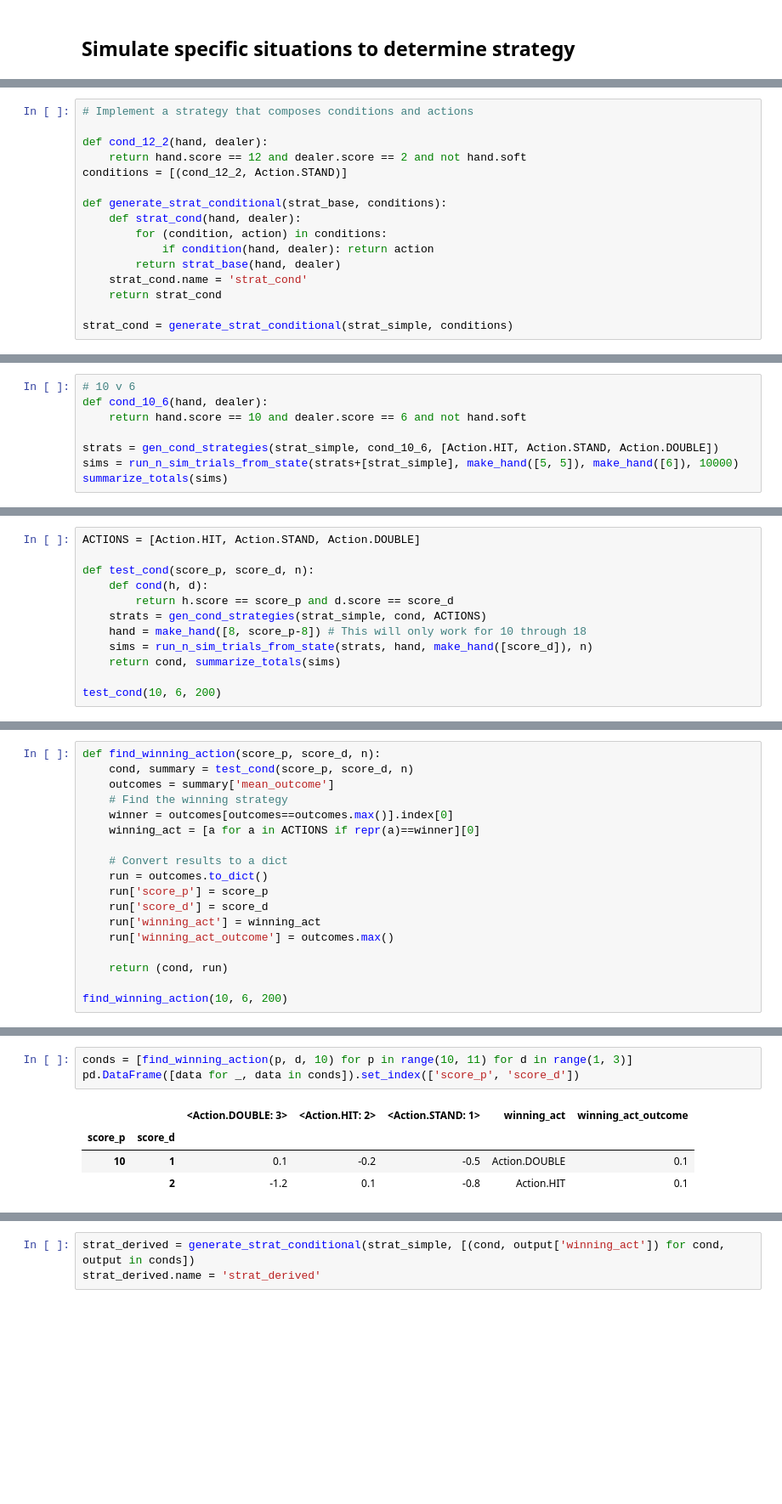
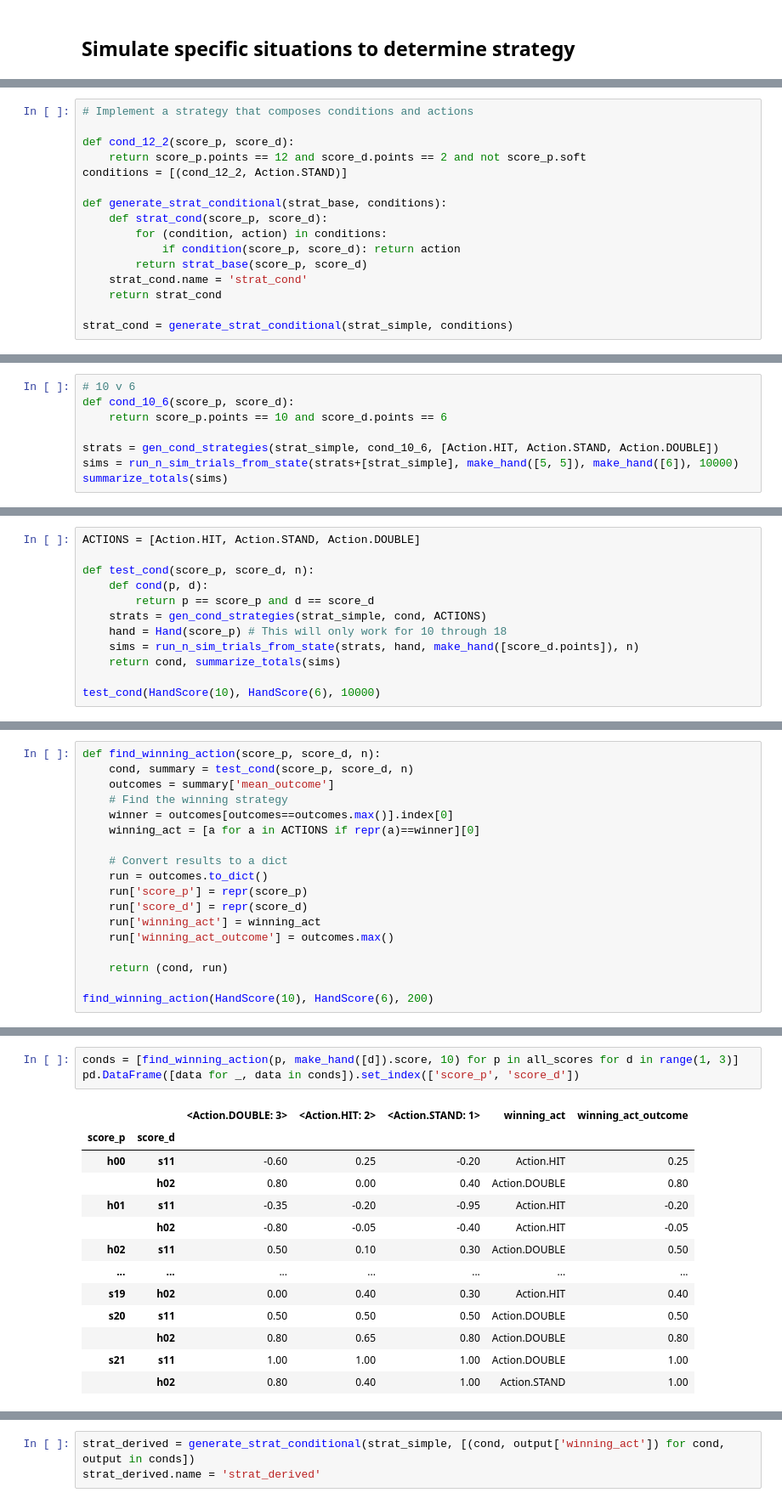
Before and after one commit to sdvinay/blackjack, a Jupyter notebook: Blackjack_sim.ipynb, the cells around one changed output, grey strips where cells are left out. Shown: that part at 85% size. Drawn from its saved outputs; the diff is of its cells as text; blank space fills up the shorter version.

Commit message:
Make HandScore a DataClass of its own

```diff
--- a/Blackjack_sim.ipynb
+++ b/Blackjack_sim.ipynb
@@ -317,15 +382,15 @@ hand_p, hand_d
 # %%
 # Implement a strategy that composes conditions and actions
 
-def cond_12_2(hand, dealer):
-    return hand.score == 12 and dealer.score == 2 and not hand.soft
+def cond_12_2(score_p, score_d):
+    return score_p.points == 12 and score_d.points == 2 and not score_p.soft
 conditions = [(cond_12_2, Action.STAND)]
 
 def generate_strat_conditional(strat_base, conditions):
-    def strat_cond(hand, dealer):
+    def strat_cond(score_p, score_d):
         for (condition, action) in conditions:
-            if condition(hand, dealer): return action
-        return strat_base(hand, dealer)
+            if condition(score_p, score_d): return action
+        return strat_base(score_p, score_d)
     strat_cond.name = 'strat_cond'
     return strat_cond
 
@@ -440,7 +505,7 @@ summarize_totals(sims)
 # %%
 # 10 v 6
-def cond_10_6(hand, dealer):
-    return hand.score == 10 and dealer.score == 6 and not hand.soft
+def cond_10_6(score_p, score_d):
+    return score_p.points == 10 and score_d.points == 6
 
 strats = gen_cond_strategies(strat_simple, cond_10_6, [Action.HIT, Action.STAND, Action.DOUBLE])
 sims = run_n_sim_trials_from_state(strats+[strat_simple], make_hand([5, 5]), make_hand([6]), 10000)
@@ -457,12 +522,12 @@ summarize_totals(sims)
 ACTIONS = [Action.HIT, Action.STAND, Action.DOUBLE]
 
 def test_cond(score_p, score_d, n):
-    def cond(h, d):
-        return h.score == score_p and d.score == score_d
+    def cond(p, d):
+        return p == score_p and d == score_d
     strats = gen_cond_strategies(strat_simple, cond, ACTIONS)
-    hand = make_hand([8, score_p-8]) # This will only work for 10 through 18
-    sims = run_n_sim_trials_from_state(strats, hand, make_hand([score_d]), n)
+    hand = Hand(score_p) # This will only work for 10 through 18
+    sims = run_n_sim_trials_from_state(strats, hand, make_hand([score_d.points]), n)
     return cond, summarize_totals(sims)
 
-test_cond(10, 6, 200)
+test_cond(HandScore(10), HandScore(6), 10000)
 # %% [output]
@@ -483,12 +588,12 @@ def find_winning_action(score_p, score_d, n):
 
     # Convert results to a dict
     run = outcomes.to_dict()
-    run['score_p'] = score_p
-    run['score_d'] = score_d
+    run['score_p'] = repr(score_p)
+    run['score_d'] = repr(score_d)
     run['winning_act'] = winning_act
     run['winning_act_outcome'] = outcomes.max()
 
     return (cond, run)
 
-find_winning_action(10, 6, 200)
+find_winning_action(HandScore(10), HandScore(6), 200)
 # %% [output]
@@ -503,8 +608,17 @@ find_winning_action(10, 6, 200)
 # %%
-conds = [find_winning_action(p, d, 10) for p in range(10, 11) for d in range(1, 3)]
+conds = [find_winning_action(p, make_hand([d]).score, 10) for p in all_scores for d in range(1, 3)]
 pd.DataFrame([data for _, data in conds]).set_index(['score_p', 'score_d'])
 # %% [output]
 |  |  | <Action.DOUBLE: 3> | <Action.HIT: 2> | <Action.STAND: 1> | winning_act | winning_act_outcome |
 | score_p | score_d |  |  |  |  |  |
-| 10 | 1 | 0.1 | -0.2 | -0.5 | Action.DOUBLE | 0.1 |
-|  | 2 | -1.2 | 0.1 | -0.8 | Action.HIT | 0.1 |
+| h00 | s11 | -0.60 | 0.25 | -0.20 | Action.HIT | 0.25 |
+|  | h02 | 0.80 | 0.00 | 0.40 | Action.DOUBLE | 0.80 |
+| h01 | s11 | -0.35 | -0.20 | -0.95 | Action.HIT | -0.20 |
+|  | h02 | -0.80 | -0.05 | -0.40 | Action.HIT | -0.05 |
+| h02 | s11 | 0.50 | 0.10 | 0.30 | Action.DOUBLE | 0.50 |
+| ... | ... | ... | ... | ... | ... | ... |
+| s19 | h02 | 0.00 | 0.40 | 0.30 | Action.HIT | 0.40 |
+| s20 | s11 | 0.50 | 0.50 | 0.50 | Action.DOUBLE | 0.50 |
+|  | h02 | 0.80 | 0.65 | 0.80 | Action.DOUBLE | 0.80 |
+| s21 | s11 | 1.00 | 1.00 | 1.00 | Action.DOUBLE | 1.00 |
+|  | h02 | 0.80 | 0.40 | 1.00 | Action.STAND | 1.00 |
```
Also changed, not shown: parts of 56 cells of this notebook, 1 other file.
